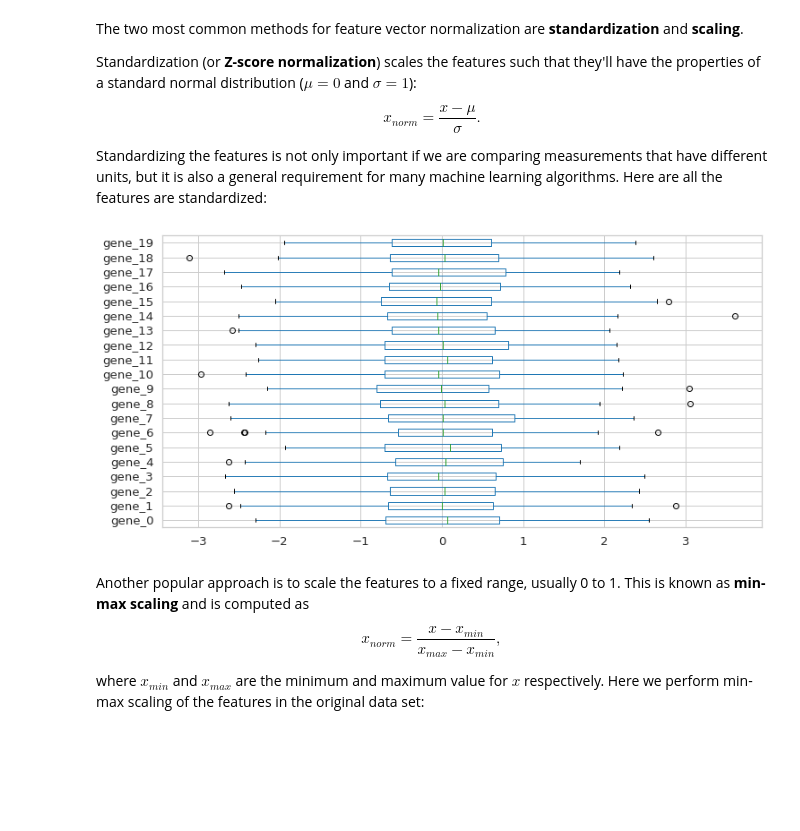
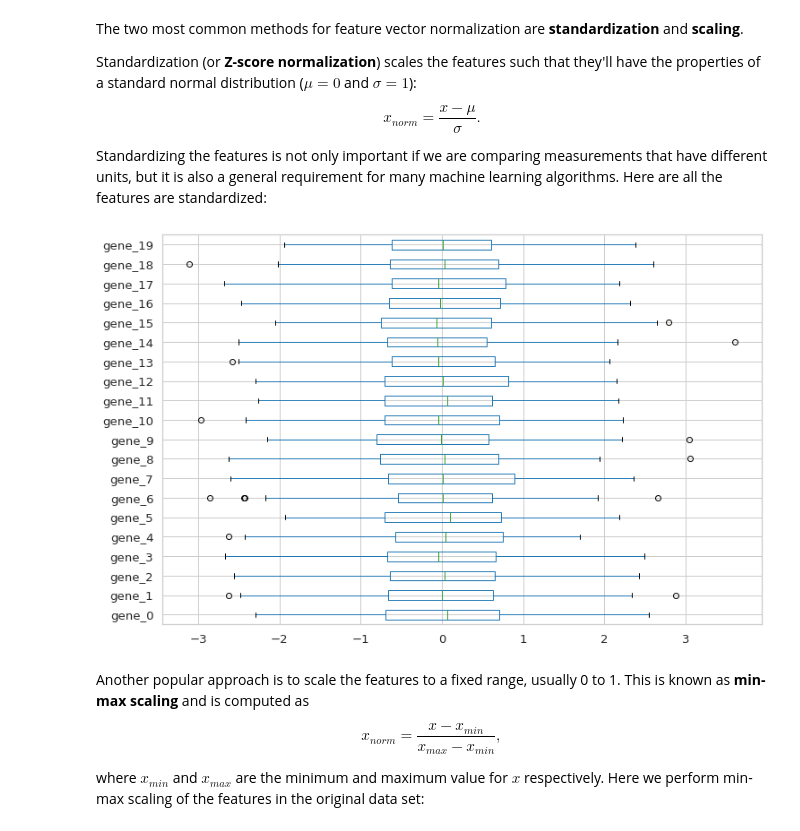
Before and after one commit to mtthsmoore/PRACTUNFINISHED_class_K-means, a Jupyter notebook: notebooks/0_introduction/0_Introduction.ipynb, the cells around one changed output. Drawn from its saved outputs; the diff is of its cells as text; code cells hidden in the pictures; blank space fills up the shorter version.

```diff
--- a/notebooks/0_introduction/0_Introduction.ipynb
+++ b/notebooks/0_introduction/0_Introduction.ipynb
@@ -343,15 +341,15 @@ Standardizing the features is not only important if we are comparing measurement
 # %%
 from sklearn.preprocessing import StandardScaler
 
 dataset_unscaled_cols = dataset_unscaled.columns.values
 scaler = StandardScaler()
 scaler.fit(dataset_unscaled)
 dataset_stand = pd.DataFrame(scaler.transform(dataset_unscaled),columns=dataset_unscaled_cols)
-plt.figure(figsize=(12,6))
+plt.figure(figsize=(12,8))
 dataset_stand.boxplot(vert=False)
 plt.show()
 # %% [output]
-[figure, old version]
+[figure, new version]
 # %% [markdown]
 Another popular approach is to scale the features to a fixed range, usually 0 to 1. This is known as **min-max scaling** and is computed as
 
```
Also changed, not shown: parts of 7 cells of this notebook.
